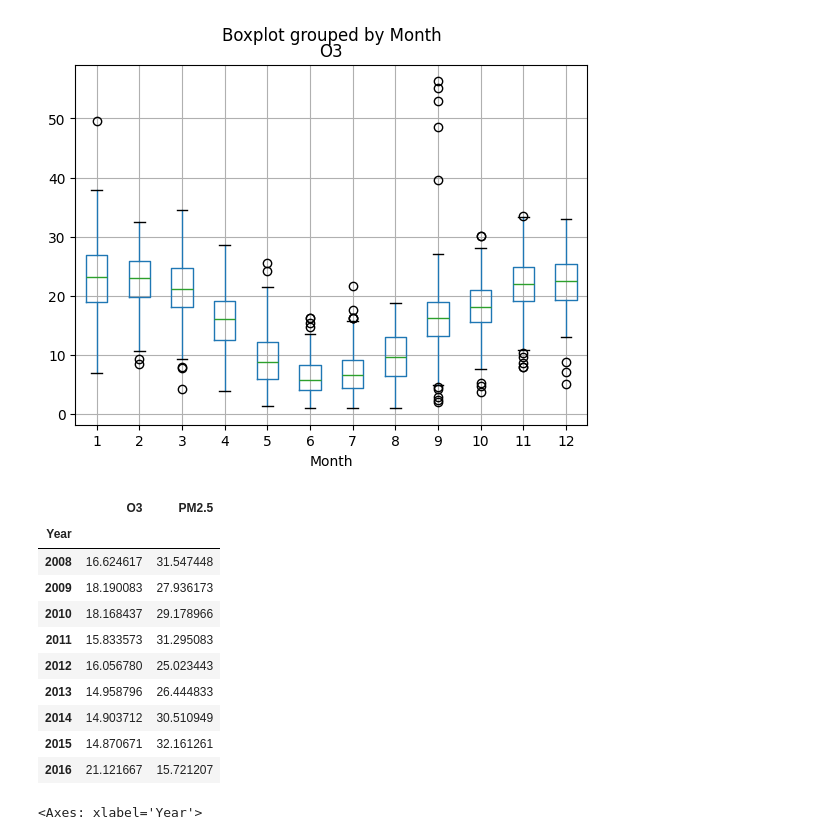
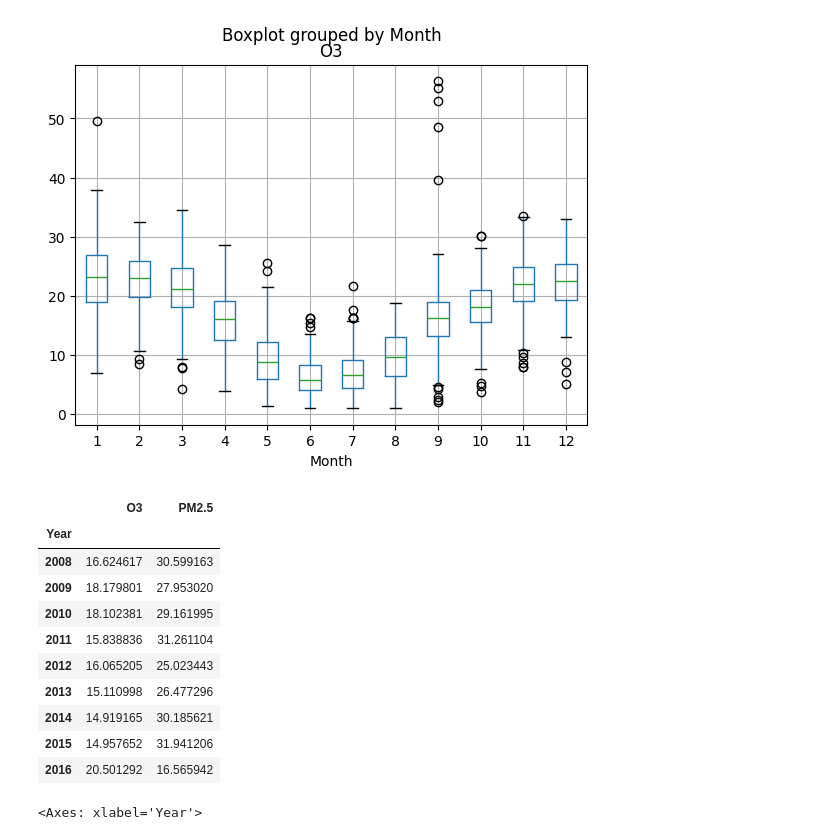
Before and after one commit to IIC2115/Syllabus, a Jupyter notebook: Ayudantias/Ayudantia 3/Ejercicios/E2.ipynb, the cells around one changed output. Drawn from its saved outputs; the diff is of its cells as text; code cells hidden in the pictures.

```diff
--- a/Ayudantias/Ayudantia 3/Ejercicios/E2.ipynb
+++ b/Ayudantias/Ayudantia 3/Ejercicios/E2.ipynb
@@ -199,19 +201,19 @@ df_limpieza_1.boxplot("O3",by="Month")
 [figure]
 # %%
 #Evolución por año ("Year") de O3 y PM2.5
-df.groupby('Year')[['O3', 'PM2.5']].mean()
+df_limpieza_1.groupby('Year')[['O3', 'PM2.5']].mean()
 # %% [output]
 |  | O3 | PM2.5 |
 | Year |  |  |
-| 2008 | 16.624617 | 31.547448 |
-| 2009 | 18.190083 | 27.936173 |
-| 2010 | 18.168437 | 29.178966 |
-| 2011 | 15.833573 | 31.295083 |
-| 2012 | 16.056780 | 25.023443 |
-| 2013 | 14.958796 | 26.444833 |
-| 2014 | 14.903712 | 30.510949 |
-| 2015 | 14.870671 | 32.161261 |
-| 2016 | 21.121667 | 15.721207 |
+| 2008 | 16.624617 | 30.599163 |
+| 2009 | 18.179801 | 27.953020 |
+| 2010 | 18.102381 | 29.161995 |
+| 2011 | 15.838836 | 31.261104 |
+| 2012 | 16.065205 | 25.023443 |
+| 2013 | 15.110998 | 26.477296 |
+| 2014 | 14.919165 | 30.185621 |
+| 2015 | 14.957652 | 31.941206 |
+| 2016 | 20.501292 | 16.565942 |
 # %%
 # De manera visual usando matplotlib
 df_limpieza_1.groupby('Year')[['O3', 'PM2.5']].mean().plot(kind='line', marker='o', color=['blue', 'red'])
```
Also changed, not shown: parts of 8 cells of this notebook, 4 other files.
